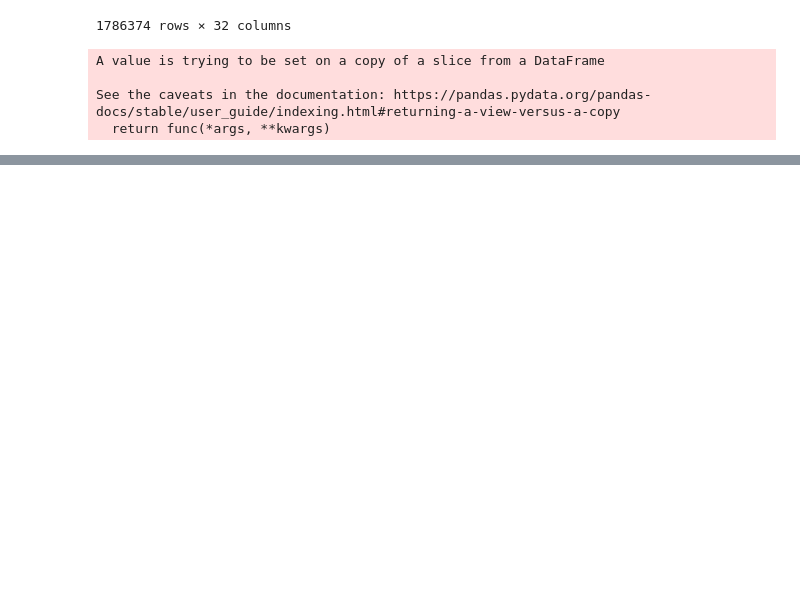
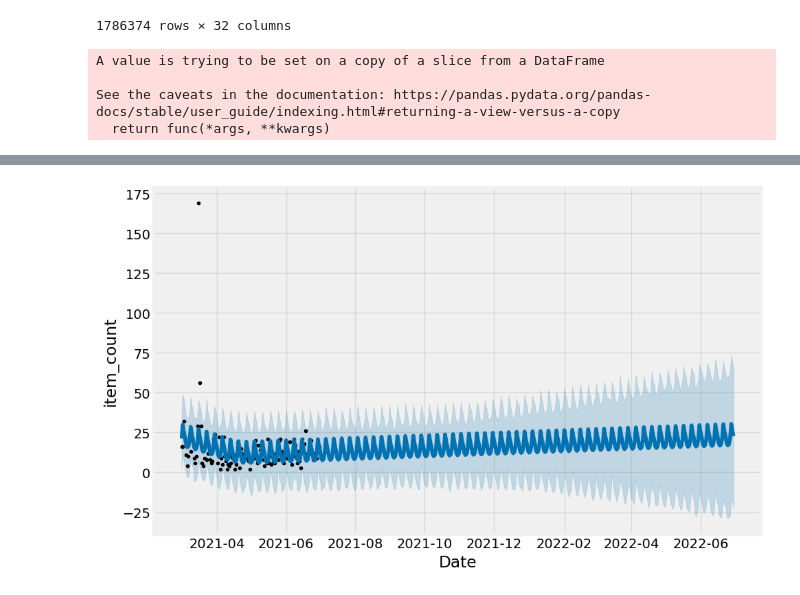
Before and after one commit to bapadapa/IITP_Project, a Jupyter notebook: Competition/cj_/code/preprocess.ipynb, the cells around one changed output, grey strips where cells are left out. Saved outputs shown, nothing was run; the diff lists cells and outputs as text; code cells hidden in the pictures; blank space fills up the shorter version.

```diff
--- a/Competition/cj_/code/preprocess.ipynb
+++ b/Competition/cj_/code/preprocess.ipynb
@@ -46,0 +111,9 @@ item_df.groupby(['ITEM_CD','BKG_DATE']).sum().to_excel('aa.xlsx')
+# %%
+fcast_time = 365
+df_forcast = df_prophet.make_future_dataframe(periods = fcast_time,freq = "D")
+df_forcast = df_prophet.predict(df_forcast)
+# %%
+plt.clf
+df_prophet.plot(df_forcast,xlabel='Date',ylabel='item_count')
+# %% [output]
+[figure, added]
```
Also changed, not shown: parts of 13 cells of this notebook, 3 other files.
